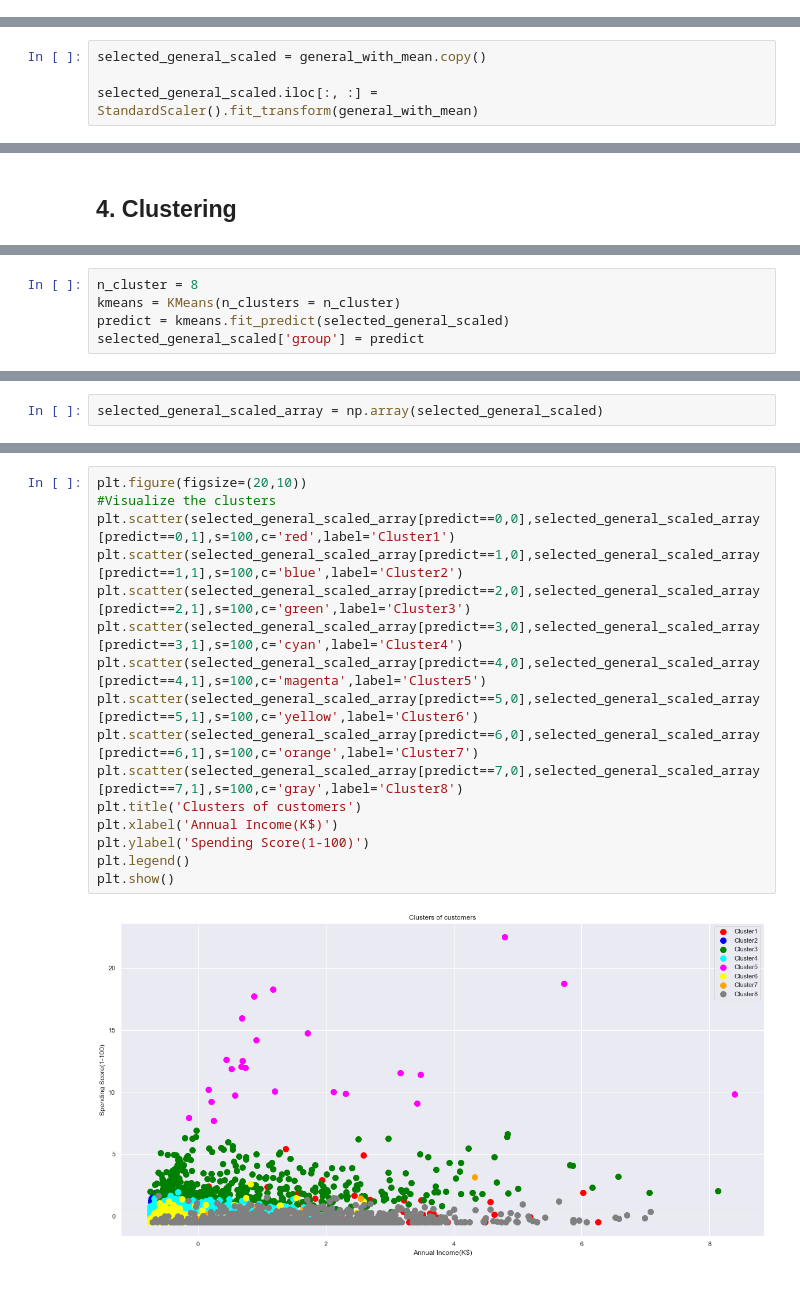
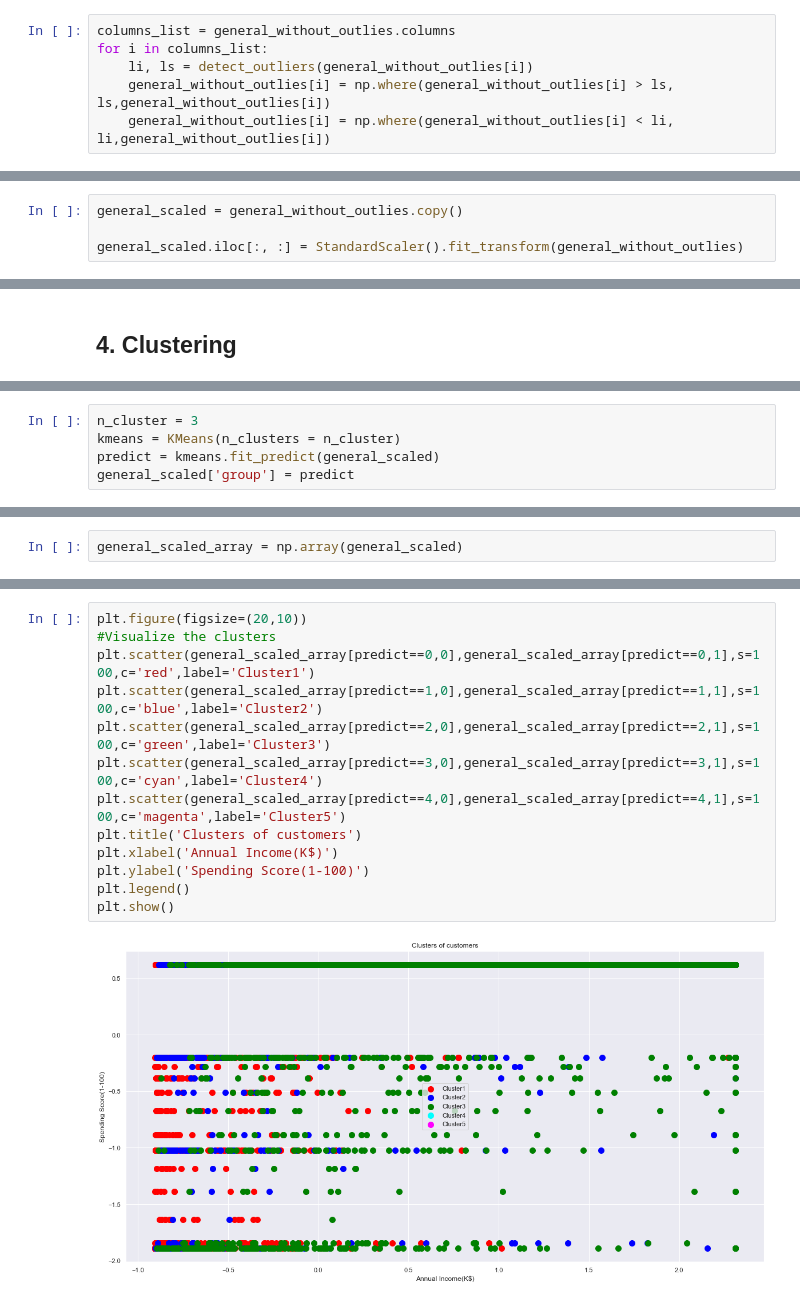
Before and after one commit to gizelecardoso/cluster_credit, a Jupyter notebook: cluster.ipynb, the cells around one changed output, grey strips where cells are left out. Cells and saved outputs as stored; diff of their text form.

```diff
--- a/cluster.ipynb
+++ b/cluster.ipynb
@@ -148,0 +164,6 @@ general_with_zero = general_with_zero.dropna(axis = 0)
+# %%
+columns_list = general_without_outlies.columns
+for i in columns_list:
+    li, ls = detect_outliers(general_without_outlies[i])
+    general_without_outlies[i] = np.where(general_without_outlies[i] > ls, ls,general_without_outlies[i])
+    general_without_outlies[i] = np.where(general_without_outlies[i] < li, li,general_without_outlies[i])
@@ -151,4 +182,4 @@ general_with_zero = general_with_zero.dropna(axis = 0)
 # %%
-selected_general_scaled = general_with_mean.copy()
+general_scaled = general_without_outlies.copy()
 
-selected_general_scaled.iloc[:, :] = StandardScaler().fit_transform(general_with_mean)
+general_scaled.iloc[:, :] = StandardScaler().fit_transform(general_without_outlies)
@@ -343,6 +419,6 @@ Text(0, 0.5, 'Silhueta')
 # %%
-n_cluster = 8
+n_cluster = 3
 kmeans = KMeans(n_clusters = n_cluster)
-predict = kmeans.fit_predict(selected_general_scaled)
-selected_general_scaled['group'] = predict
+predict = kmeans.fit_predict(general_scaled)
+general_scaled['group'] = predict
 # %%
@@ -400,2 +460,2 @@ for gp, general in grouped_general.items():
 # %%
-selected_general_scaled_array = np.array(selected_general_scaled)
+general_scaled_array = np.array(general_scaled)
@@ -418,19 +478,16 @@ array([[-0.73205404, -0.4249337 , -0.35695651, ..., -0.52558844,
 # %%
 plt.figure(figsize=(20,10))
 #Visualize the clusters
-plt.scatter(selected_general_scaled_array[predict==0,0],selected_general_scaled_array[predict==0,1],s=100,c='red',label='Cluster1')
-plt.scatter(selected_general_scaled_array[predict==1,0],selected_general_scaled_array[predict==1,1],s=100,c='blue',label='Cluster2')
-plt.scatter(selected_general_scaled_array[predict==2,0],selected_general_scaled_array[predict==2,1],s=100,c='green',label='Cluster3')
-plt.scatter(selected_general_scaled_array[predict==3,0],selected_general_scaled_array[predict==3,1],s=100,c='cyan',label='Cluster4')
-plt.scatter(selected_general_scaled_array[predict==4,0],selected_general_scaled_array[predict==4,1],s=100,c='magenta',label='Cluster5')
-plt.scatter(selected_general_scaled_array[predict==5,0],selected_general_scaled_array[predict==5,1],s=100,c='yellow',label='Cluster6')
-plt.scatter(selected_general_scaled_array[predict==6,0],selected_general_scaled_array[predict==6,1],s=100,c='orange',label='Cluster7')
-plt.scatter(selected_general_scaled_array[predict==7,0],selected_general_scaled_array[predict==7,1],s=100,c='gray',label='Cluster8')
+plt.scatter(general_scaled_array[predict==0,0],general_scaled_array[predict==0,1],s=100,c='red',label='Cluster1')
+plt.scatter(general_scaled_array[predict==1,0],general_scaled_array[predict==1,1],s=100,c='blue',label='Cluster2')
+plt.scatter(general_scaled_array[predict==2,0],general_scaled_array[predict==2,1],s=100,c='green',label='Cluster3')
+plt.scatter(general_scaled_array[predict==3,0],general_scaled_array[predict==3,1],s=100,c='cyan',label='Cluster4')
+plt.scatter(general_scaled_array[predict==4,0],general_scaled_array[predict==4,1],s=100,c='magenta',label='Cluster5')
 plt.title('Clusters of customers')
 plt.xlabel('Annual Income(K$)')
 plt.ylabel('Spending Score(1-100)')
 plt.legend()
 plt.show()
 # %% [output]
-[figure, old version]
+[figure, new version]
 # %%
```
Also changed, not shown: parts of 49 cells of this notebook, 21 other files.
